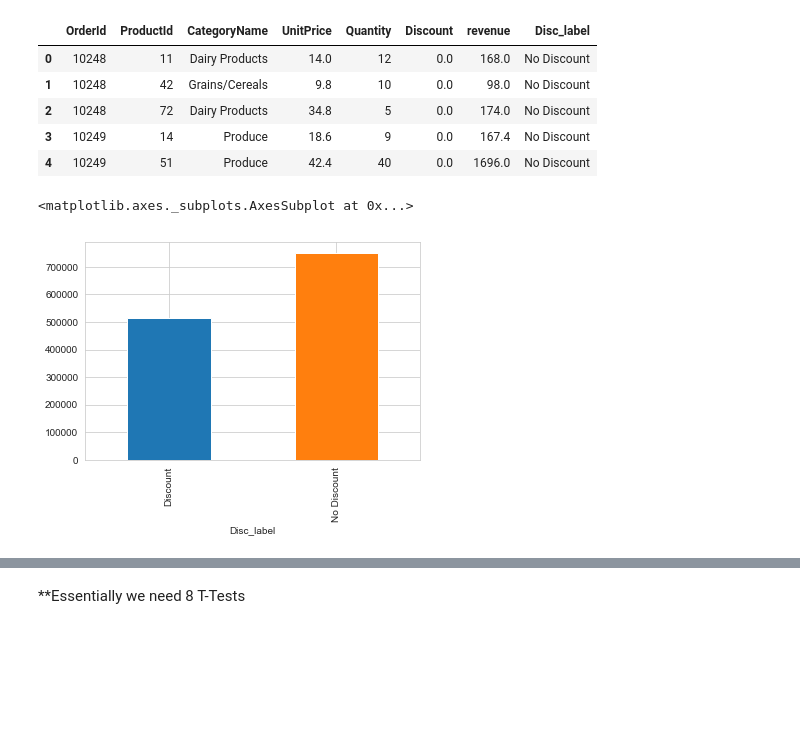
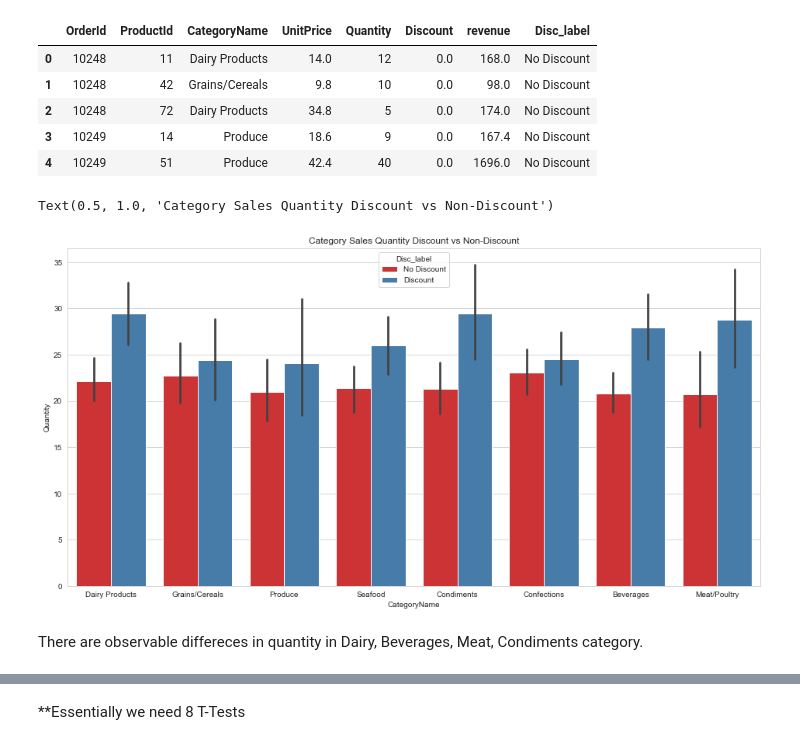
Before and after one commit to bonniema/HypothesisTesting-NorthwindEcommerce, a Jupyter notebook: Mod3 Project_1121_bm.ipynb, the cells around one changed output, grey strips where cells are left out. Drawn from its saved outputs; the diff is of its cells as text; code cells hidden in the pictures; blank space fills up the shorter version.

```diff
--- a/Mod3 Project_1121_bm.ipynb
+++ b/Mod3 Project_1121_bm.ipynb
@@ -817,10 +855,14 @@ category.head()
 | 2 | 10248 | 72 | Dairy Products | 34.8 | 5 | 0.0 | 174.0 | No Discount |
 | 3 | 10249 | 14 | Produce | 18.6 | 9 | 0.0 | 167.4 | No Discount |
 | 4 | 10249 | 51 | Produce | 42.4 | 40 | 0.0 | 1696.0 | No Discount |
-# %%
-#Plot Total Revenue by Category.
-category.groupby('Disc_label')['revenue'].sum().plot.bar()
-# %% [output]
-<matplotlib.axes._subplots.AxesSubplot at 0x...>
-[figure, removed]
+# %%
+#Plot quantity by category when Discount vs No Discount
+plt.figure(figsize=(16,8))
+ax = sns.barplot(x='CategoryName', y="Quantity", hue="Disc_label", data=category, palette="Set1")
+ax.set_title("Category Sales Quantity Discount vs Non-Discount")
+# %% [output]
+Text(0.5, 1.0, 'Category Sales Quantity Discount vs Non-Discount')
+[figure, added]
+# %% [markdown]
+There are observable differeces in quantity in Dairy, Beverages, Meat, Condiments category.
 # %%
```
Also changed, not shown: parts of 144 cells of this notebook.
